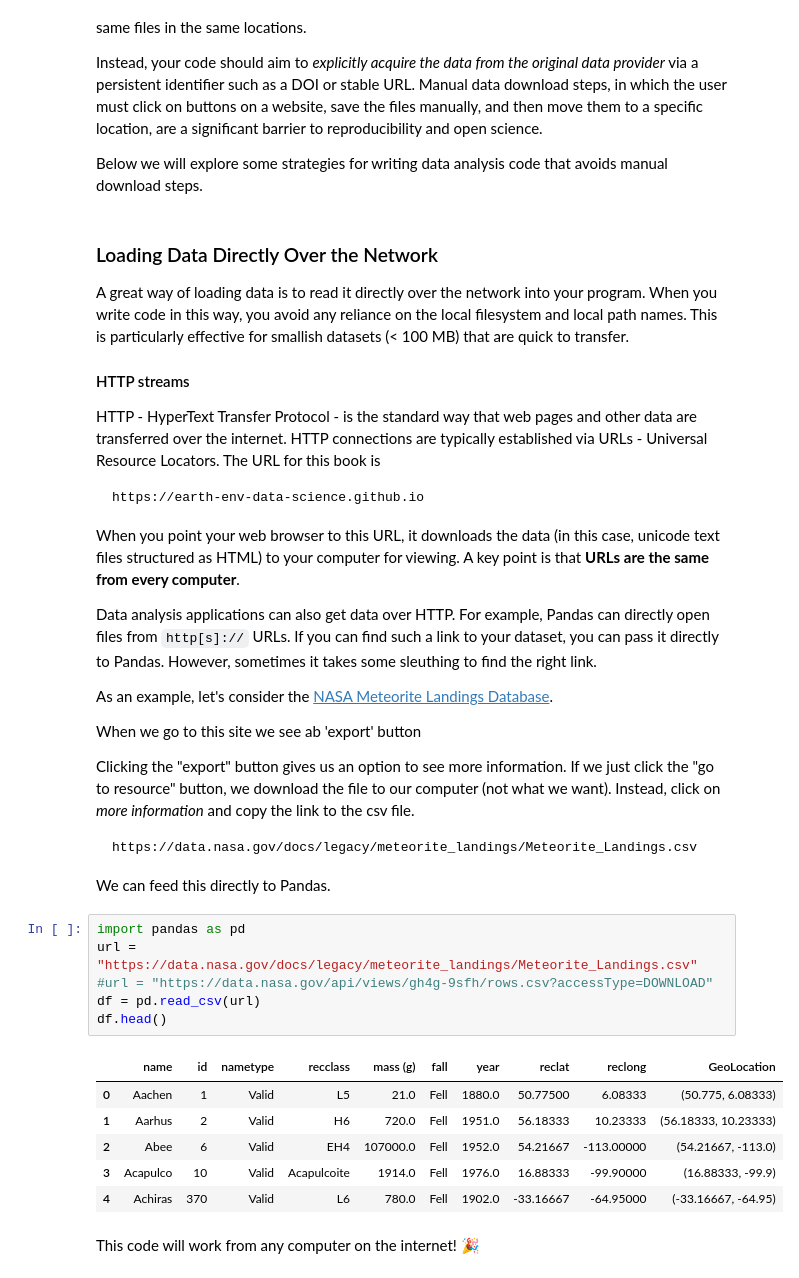
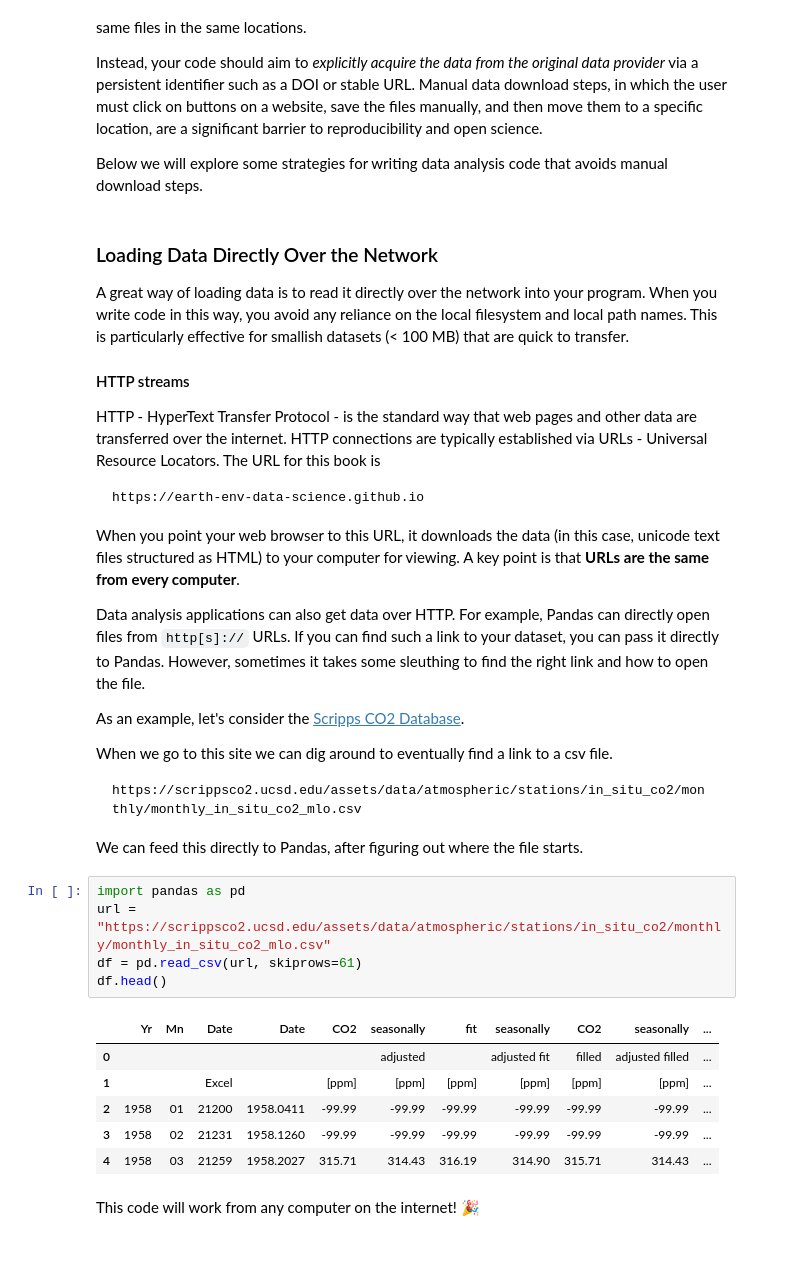
Before and after one commit to earth-DS-ML/summer_2025, a Jupyter notebook: _sources/lectures_DS/data/data.ipynb, the cells around one changed output. Cells and saved outputs as stored; diff of their text form; blank space fills up the shorter version.

````diff
--- a/_sources/lectures_DS/data/data.ipynb
+++ b/_sources/lectures_DS/data/data.ipynb
@@ -215,35 +215,29 @@ A key point is that **URLs are the same from every computer**.
 
 Data analysis applications can also get data over HTTP. For example, Pandas can directly open files from `http[s]://` URLs.
 If you can find such a link to your dataset, you can pass it directly to Pandas.
-However, sometimes it takes some sleuthing to find the right link.
+However, sometimes it takes some sleuthing to find the right link and how to open the file.
 
-As an example, let's consider the [NASA Meteorite Landings Database](https://data.nasa.gov/dataset/meteorite-landings).
+As an example, let's consider the [Scripps CO2 Database](https://scrippsco2.ucsd.edu/).
 
-When we go to this site we see ab 'export' button
-
-Clicking the "export" button gives us an option to see more information.
-If we just click the "go to resource" button, we download the file to our computer (not what we want).
-Instead, click on _more information_ and copy the link to the csv file.
-
+When we go to this site we can dig around to eventually find a link to a csv file.
 
 ```
-https://data.nasa.gov/docs/legacy/meteorite_landings/Meteorite_Landings.csv
+https://scrippsco2.ucsd.edu/assets/data/atmospheric/stations/in_situ_co2/monthly/monthly_in_situ_co2_mlo.csv
 ```
 
-We can feed this directly to Pandas.
+We can feed this directly to Pandas, after figuring out where the file starts.
 # %%
 import pandas as pd
-url = "https://data.nasa.gov/docs/legacy/meteorite_landings/Meteorite_Landings.csv"
-#url = "https://data.nasa.gov/api/views/gh4g-9sfh/rows.csv?accessType=DOWNLOAD"
-df = pd.read_csv(url)
+url = "https://scrippsco2.ucsd.edu/assets/data/atmospheric/stations/in_situ_co2/monthly/monthly_in_situ_co2_mlo.csv"
+df = pd.read_csv(url, skiprows=61)
 df.head()
 # %% [output]
-|  | name | id | nametype | recclass | mass (g) | fall | year | reclat | reclong | GeoLocation |
-| 0 | Aachen | 1 | Valid | L5 | 21.0 | Fell | 1880.0 | 50.77500 | 6.08333 | (50.775, 6.08333) |
-| 1 | Aarhus | 2 | Valid | H6 | 720.0 | Fell | 1951.0 | 56.18333 | 10.23333 | (56.18333, 10.23333) |
-| 2 | Abee | 6 | Valid | EH4 | 107000.0 | Fell | 1952.0 | 54.21667 | -113.00000 | (54.21667, -113.0) |
-| 3 | Acapulco | 10 | Valid | Acapulcoite | 1914.0 | Fell | 1976.0 | 16.88333 | -99.90000 | (16.88333, -99.9) |
-| 4 | Achiras | 370 | Valid | L6 | 780.0 | Fell | 1902.0 | -33.16667 | -64.95000 | (-33.16667, -64.95) |
+|  | Yr | Mn | Date | Date | CO2 | seasonally | fit | seasonally | CO2 | seasonally | ... |
+| 0 |  |  |  |  |  | adjusted |  | adjusted fit | filled | adjusted filled | ... |
+| 1 |  |  | Excel |  | [ppm] | [ppm] | [ppm] | [ppm] | [ppm] | [ppm] | ... |
+| 2 | 1958 | 01 | 21200 | 1958.0411 | -99.99 | -99.99 | -99.99 | -99.99 | -99.99 | -99.99 | ... |
+| 3 | 1958 | 02 | 21231 | 1958.1260 | -99.99 | -99.99 | -99.99 | -99.99 | -99.99 | -99.99 | ... |
+| 4 | 1958 | 03 | 21259 | 1958.2027 | 315.71 | 314.43 | 316.19 | 314.90 | 315.71 | 314.43 | ... |
 # %% [markdown]
 This code will work from any computer on the internet! 🎉
 # %% [markdown]
````
Also changed, not shown: parts of 1 cell of this notebook, 3 other files.
